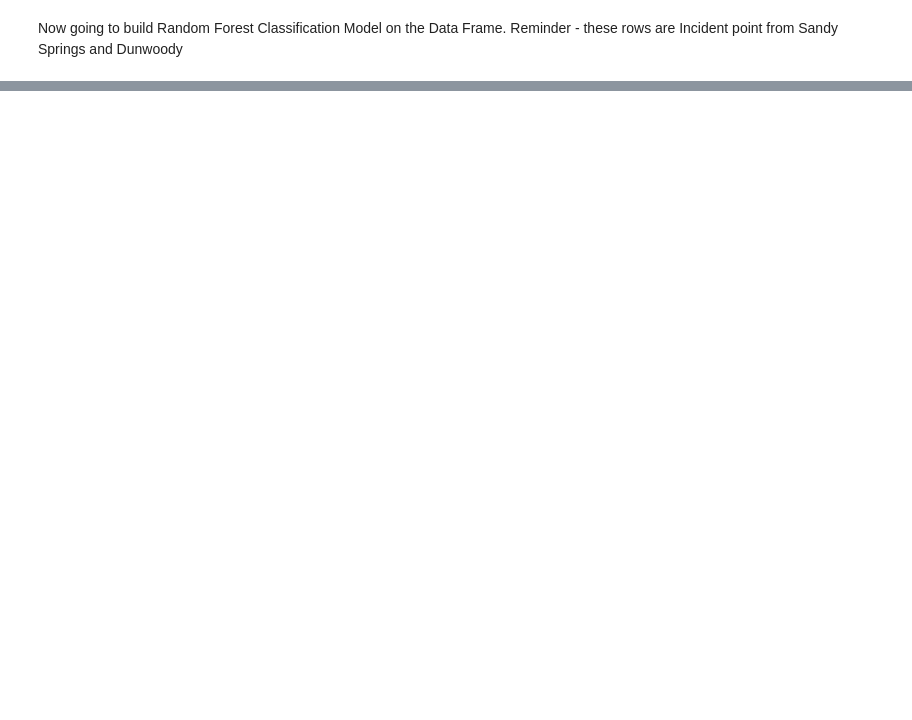
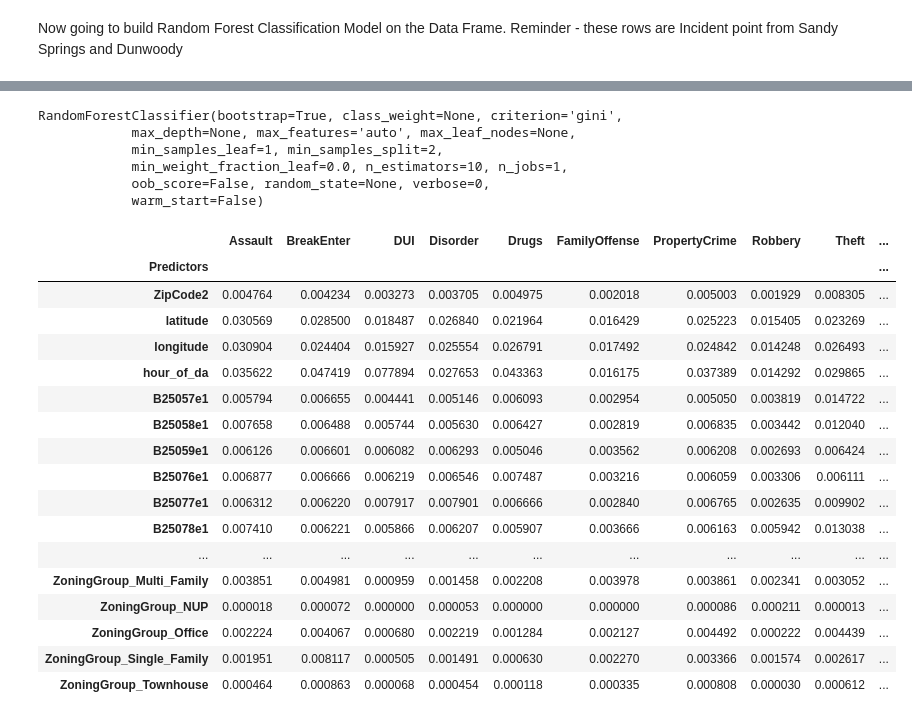
Before and after one commit to akell47/DataSciCourse, a Jupyter notebook: projects/final-projects/Incidents_SS_COD.ipynb, the cells around one changed output, grey strips where cells are left out. Cells and saved outputs as stored; diff of their text form; code cells hidden in the pictures; blank space fills up the shorter version.

```diff
--- a/projects/final-projects/Incidents_SS_COD.ipynb
+++ b/projects/final-projects/Incidents_SS_COD.ipynb
@@ -391,0 +925,71 @@ zip(FeatureImportance, dataM.columns)
+# %%
+modelRF = RandomForestClassifier()
+modelRF_Assault = RandomForestClassifier()
+modelRF_BreakEnter = RandomForestClassifier()
+modelRF_Disorder = RandomForestClassifier()
+modelRF_Drugs = RandomForestClassifier()
+modelRF_FamOff = RandomForestClassifier()
+modelRF_PropCrime = RandomForestClassifier()
+modelRF_Robbery = RandomForestClassifier()
+modelRF_Theft = RandomForestClassifier()
+modelRF_Traffic = RandomForestClassifier()
+modelRF_DUI = RandomForestClassifier()
+
+modelRF.fit(X, y)
+modelRF_Assault.fit(X, yAssault)
+modelRF_BreakEnter.fit(X, yBreak_Enter)
+modelRF_Disorder.fit(X, yDisorder)
+modelRF_Drugs.fit(X, yDrugs)
+modelRF_FamOff.fit(X, yFamilyOff)
+modelRF_PropCrime.fit(X, yPropCrime)
+modelRF_Robbery.fit(X, yRobbery)
+modelRF_Theft.fit(X, yTheft)
+modelRF_Traffic.fit(X, yTraffic)
+modelRF_DUI.fit(X, yDUI)
+# %% [output]
+RandomForestClassifier(bootstrap=True, class_weight=None, criterion='gini',
+            max_depth=None, max_features='auto', max_leaf_nodes=None,
+            min_samples_leaf=1, min_samples_split=2,
+            min_weight_fraction_leaf=0.0, n_estimators=10, n_jobs=1,
+            oob_score=False, random_state=None, verbose=0,
+            warm_start=False)
+# %%
+FIRF = modelDT.feature_importances_
+FIRF_Assault = modelRF_Assault.feature_importances_
+FIRF_BreakEnter = modelRF_BreakEnter.feature_importances_
+FIRF_Disorder = modelRF_Disorder.feature_importances_
+FIRF_Drugs = modelRF_Drugs.feature_importances_
+FIRF_FamOff = modelRF_FamOff.feature_importances_
+FIRF_PropCrime = modelRF_PropCrime.feature_importances_
+FIRF_Robbery = modelRF_Robbery.feature_importances_
+FIRF_Theft = modelRF_Theft.feature_importances_
+FIRF_Traffic = modelRF_Traffic.feature_importances_
+FIRF_DUI = modelRF_DUI.feature_importances_
+
+dic = {"Predictors": pd.Series(Preds), "Assault": pd.Series(FIRF_Assault), "BreakEnter" : pd.Series(FIRF_BreakEnter),
+      "Disorder": pd.Series(FIRF_Disorder), "Drugs": pd.Series(FIRF_Drugs), "FamilyOffense" : pd.Series(FIRF_FamOff),
+      "PropertyCrime": pd.Series(FIRF_PropCrime), "Robbery" : pd.Series(FIRF_Robbery), "Theft" : pd.Series(FIRF_Theft),
+      "Traffic": pd.Series(FIRF_Traffic), "DUI": pd.Series(FIRF_DUI)
+      }
+FIRFdf = pd.DataFrame(dic)
+FIRFdf.set_index('Predictors', inplace = True)
+FIRFdf
+# %% [output]
+|  | Assault | BreakEnter | DUI | Disorder | Drugs | FamilyOffense | PropertyCrime | Robbery | Theft | ... |
+| Predictors |  |  |  |  |  |  |  |  |  | ... |
+| ZipCode2 | 0.004764 | 0.004234 | 0.003273 | 0.003705 | 0.004975 | 0.002018 | 0.005003 | 0.001929 | 0.008305 | ... |
+| latitude | 0.030569 | 0.028500 | 0.018487 | 0.026840 | 0.021964 | 0.016429 | 0.025223 | 0.015405 | 0.023269 | ... |
+| longitude | 0.030904 | 0.024404 | 0.015927 | 0.025554 | 0.026791 | 0.017492 | 0.024842 | 0.014248 | 0.026493 | ... |
+| hour_of_da | 0.035622 | 0.047419 | 0.077894 | 0.027653 | 0.043363 | 0.016175 | 0.037389 | 0.014292 | 0.029865 | ... |
+| B25057e1 | 0.005794 | 0.006655 | 0.004441 | 0.005146 | 0.006093 | 0.002954 | 0.005050 | 0.003819 | 0.014722 | ... |
+| B25058e1 | 0.007658 | 0.006488 | 0.005744 | 0.005630 | 0.006427 | 0.002819 | 0.006835 | 0.003442 | 0.012040 | ... |
+| B25059e1 | 0.006126 | 0.006601 | 0.006082 | 0.006293 | 0.005046 | 0.003562 | 0.006208 | 0.002693 | 0.006424 | ... |
+| B25076e1 | 0.006877 | 0.006666 | 0.006219 | 0.006546 | 0.007487 | 0.003216 | 0.006059 | 0.003306 | 0.006111 | ... |
+| B25077e1 | 0.006312 | 0.006220 | 0.007917 | 0.007901 | 0.006666 | 0.002840 | 0.006765 | 0.002635 | 0.009902 | ... |
+| B25078e1 | 0.007410 | 0.006221 | 0.005866 | 0.006207 | 0.005907 | 0.003666 | 0.006163 | 0.005942 | 0.013038 | ... |
+| ... | ... | ... | ... | ... | ... | ... | ... | ... | ... | ... |
+| ZoningGroup_Multi_Family | 0.003851 | 0.004981 | 0.000959 | 0.001458 | 0.002208 | 0.003978 | 0.003861 | 0.002341 | 0.003052 | ... |
+| ZoningGroup_NUP | 0.000018 | 0.000072 | 0.000000 | 0.000053 | 0.000000 | 0.000000 | 0.000086 | 0.000211 | 0.000013 | ... |
+| ZoningGroup_Office | 0.002224 | 0.004067 | 0.000680 | 0.002219 | 0.001284 | 0.002127 | 0.004492 | 0.000222 | 0.004439 | ... |
+| ZoningGroup_Single_Family | 0.001951 | 0.008117 | 0.000505 | 0.001491 | 0.000630 | 0.002270 | 0.003366 | 0.001574 | 0.002617 | ... |
+| ZoningGroup_Townhouse | 0.000464 | 0.000863 | 0.000068 | 0.000454 | 0.000118 | 0.000335 | 0.000808 | 0.000030 | 0.000612 | ... |
```
Also changed, not shown: parts of 110 cells of this notebook.
